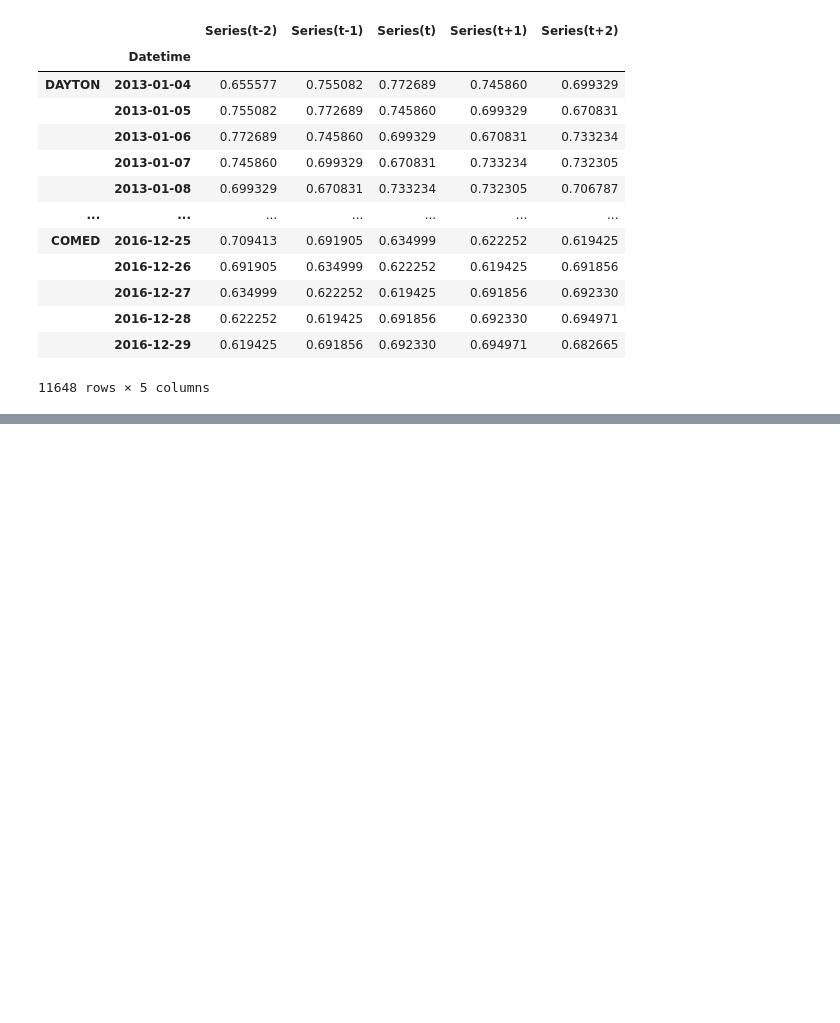
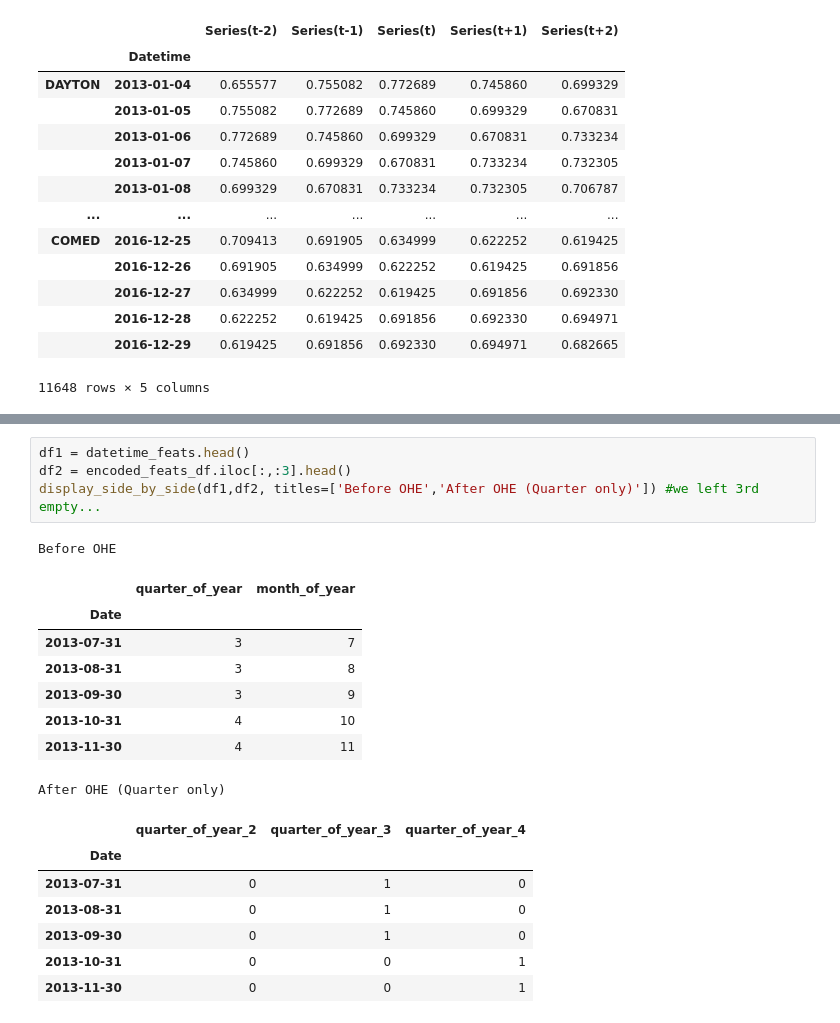
Before and after one commit to vcerqueira/blog, a Jupyter notebook: dataframe_images.ipynb, the cells around one changed output, grey strips where cells are left out. Cells and saved outputs as stored; diff of their text form; blank space fills up the shorter version.

```diff
--- a/dataframe_images.ipynb
+++ b/dataframe_images.ipynb
@@ -210,0 +284,21 @@ train_df
+# %%
+df1 = datetime_feats.head()
+df2 = encoded_feats_df.iloc[:,:3].head()
+display_side_by_side(df1,df2, titles=['Before OHE','After OHE (Quarter only)']) #we left 3rd empty...
+# %% [output]
+Before OHE
+|  | quarter_of_year | month_of_year |
+| Date |  |  |
+| 2013-07-31 | 3 | 7 |
+| 2013-08-31 | 3 | 8 |
+| 2013-09-30 | 3 | 9 |
+| 2013-10-31 | 4 | 10 |
+| 2013-11-30 | 4 | 11 |
+After OHE (Quarter only)
+|  | quarter_of_year_2 | quarter_of_year_3 | quarter_of_year_4 |
+| Date |  |  |  |
+| 2013-07-31 | 0 | 1 | 0 |
+| 2013-08-31 | 0 | 1 | 0 |
+| 2013-09-30 | 0 | 1 | 0 |
+| 2013-10-31 | 0 | 0 | 1 |
+| 2013-11-30 | 0 | 0 | 1 |
```
Also changed, not shown: parts of 4 cells of this notebook, 9 other files.
